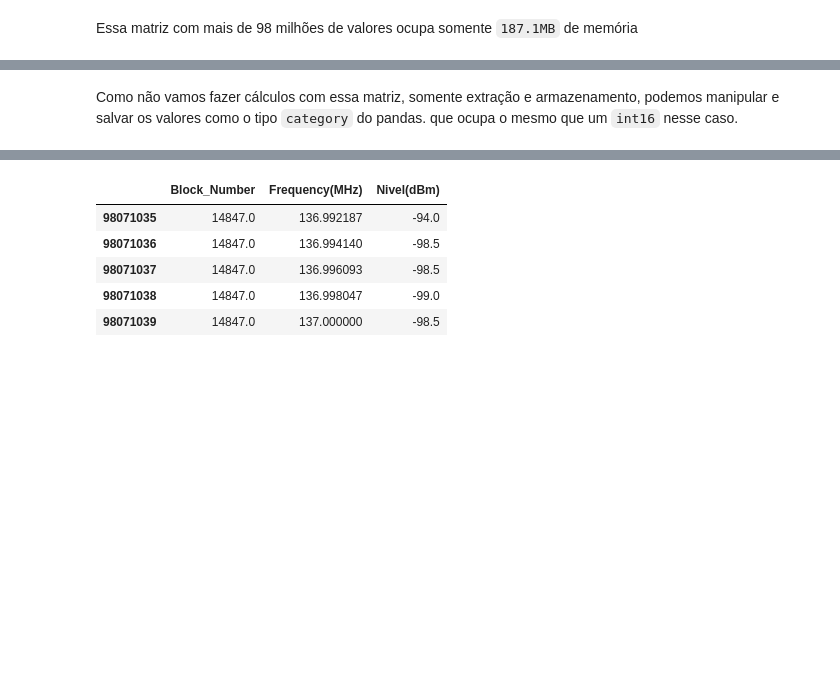
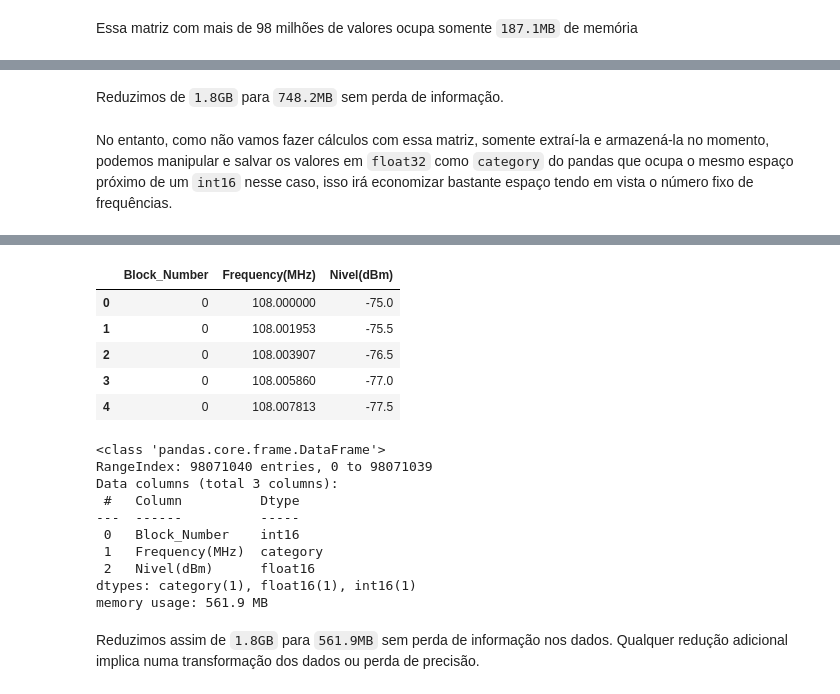
Before and after one commit to ronaldokun/rfpye, a Jupyter notebook: _index.ipynb, the cells around one changed output, grey strips where cells are left out. Drawn from its saved outputs; the diff is of its cells as text; code cells hidden in the pictures; blank space fills up the shorter version.

```diff
--- a/_index.ipynb
+++ b/_index.ipynb
@@ -268,2 +303,10 @@ memory usage: 562.6 MB
+# %% [markdown]
+Reduzimos de `1.8GB` para `748.2MB` sem perda de informação.
 # %% [markdown]
-Como não vamos fazer cálculos com essa matriz, somente extração e armazenamento, podemos manipular e salvar os valores como o tipo `category` do pandas. que ocupa o mesmo que um `int16` nesse caso.
+No entanto, como não vamos fazer cálculos com essa matriz, somente extraí-la e armazená-la no momento, podemos manipular e salvar os valores em `float32` como `category` do pandas que ocupa o mesmo espaço próximo de um `int16` nesse caso, isso irá economizar bastante espaço tendo em vista o número fixo de frequências.
+# %%
+dtypes = {'Block_Number': 'int16', 'Frequency(MHz)': 'category', 'Nivel(dBm)': 'float16'}
+# %%
+%%time
+levels = export_bin_level(block, pivoted=False, dtypes=dtypes) ; levels.head()
+# %% [output]
@@ -270,12 +314,24 @@ Como não vamos fazer cálculos com essa matriz, somente extração e armazename
+|  | Block_Number | Frequency(MHz) | Nivel(dBm) |
+| 0 | 0 | 108.000000 | -75.0 |
+| 1 | 0 | 108.001953 | -75.5 |
+| 2 | 0 | 108.003907 | -76.5 |
+| 3 | 0 | 108.005860 | -77.0 |
+| 4 | 0 | 108.007813 | -77.5 |
 # %%
-levels.tail()
+levels.info()
 # %% [output]
-|  | Block_Number | Frequency(MHz) | Nivel(dBm) |
-| 98071035 | 14847.0 | 136.992187 | -94.0 |
-| 98071036 | 14847.0 | 136.994140 | -98.5 |
-| 98071037 | 14847.0 | 136.996093 | -98.5 |
-| 98071038 | 14847.0 | 136.998047 | -99.0 |
-| 98071039 | 14847.0 | 137.000000 | -98.5 |
+<class 'pandas.core.frame.DataFrame'>
+RangeIndex: 98071040 entries, 0 to 98071039
+Data columns (total 3 columns):
+ #   Column          Dtype
+---  ------          -----
+ 0   Block_Number    int16
+ 1   Frequency(MHz)  category
+ 2   Nivel(dBm)      float16
+dtypes: category(1), float16(1), int16(1)
+memory usage: 561.9 MB
+# %% [markdown]
+Reduzimos assim de `1.8GB` para `561.9MB` sem perda de informação nos dados. Qualquer redução adicional implica numa transformação dos dados ou perda de precisão.
 # %%
 %%time
 levels.to_feather(saida / 'file_b.fth')
```
Also changed, not shown: parts of 26 cells of this notebook, 10 other files.
